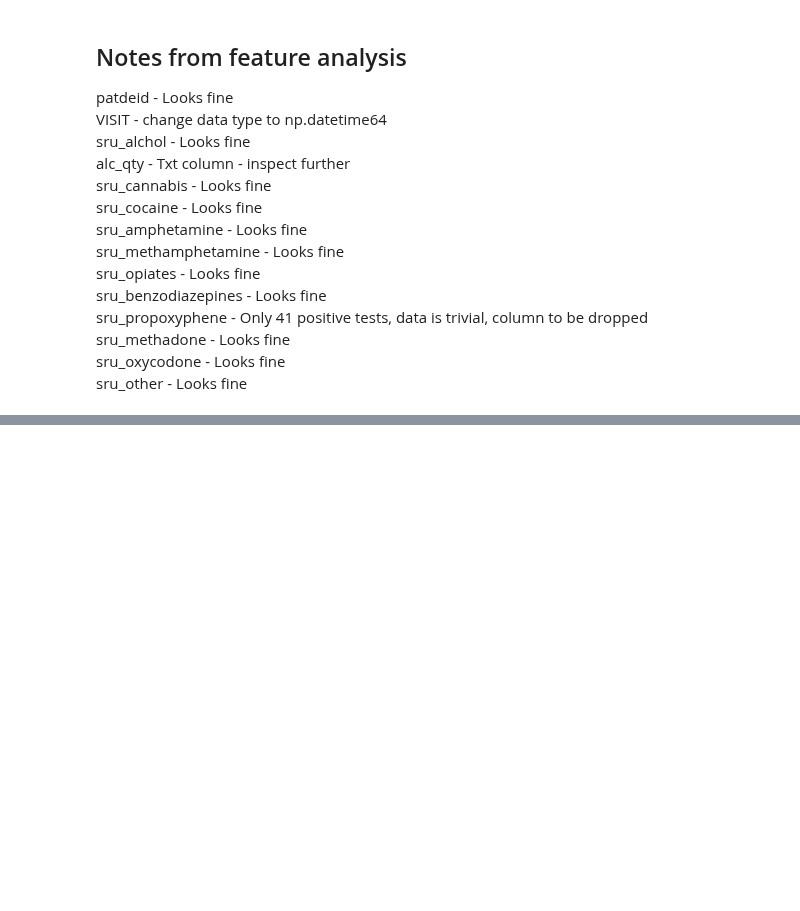
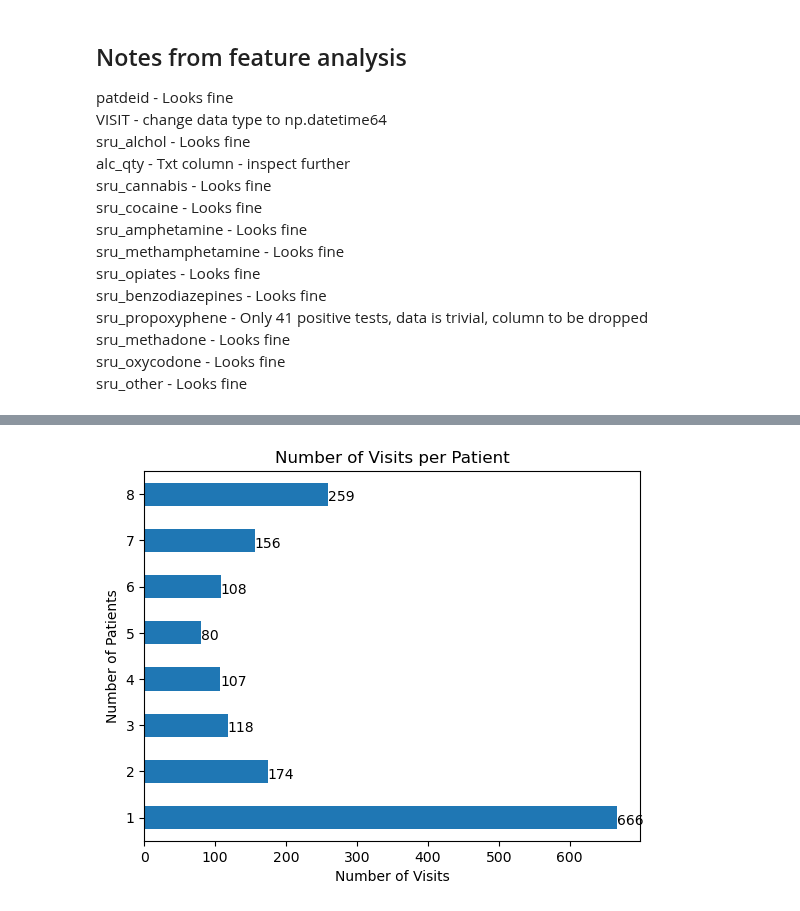
Before and after one commit to DanHerman212/oud_treatment_outcome, a Jupyter notebook: notebooks/Level_1_cleaning_feature_engineering/1-self_reported_use.ipynb, the cells around one changed output, grey strips where cells are left out. Cells and saved outputs as stored; diff of their text form; code cells hidden in the pictures; blank space fills up the shorter version.

Commit message:
updated images

```diff
--- a/notebooks/Level_1_cleaning_feature_engineering/1-self_reported_use.ipynb
+++ b/notebooks/Level_1_cleaning_feature_engineering/1-self_reported_use.ipynb
@@ -162,5 +161 @@ sru_other              239
 dtype: int64
-# %%
-
-# replace nulls with 0.0
-s.fillna(0.0, inplace=True)
@@ -181,0 +162,14 @@ s.loc[s.patdeid==random_patient(s)].groupby(['patdeid','VISIT']).sum().sort_valu
+# %%
+s['total_visits'] = s.groupby('patdeid')['VISIT'].transform('nunique')
+# %%
+treatment_retention = s.groupby('patdeid').agg({'total_visits':'first'}).reset_index()
+# %%
+ax = treatment_retention.total_visits.value_counts().sort_index(ascending=True).plot(kind='barh')
+ax.set_xlabel('Number of Visits')
+ax.set_ylabel('Number of Patients')
+ax.set_title('Number of Visits per Patient')
+# show count as label on bar in chart
+for i in ax.patches:
+    ax.text(i.get_width()+.1, i.get_y()+.1, str(round((i.get_width()), 2)), fontsize=10, color='black')
+# %% [output]
+[figure, added]
```
Also changed, not shown: parts of 36 cells of this notebook, 39 other files.
